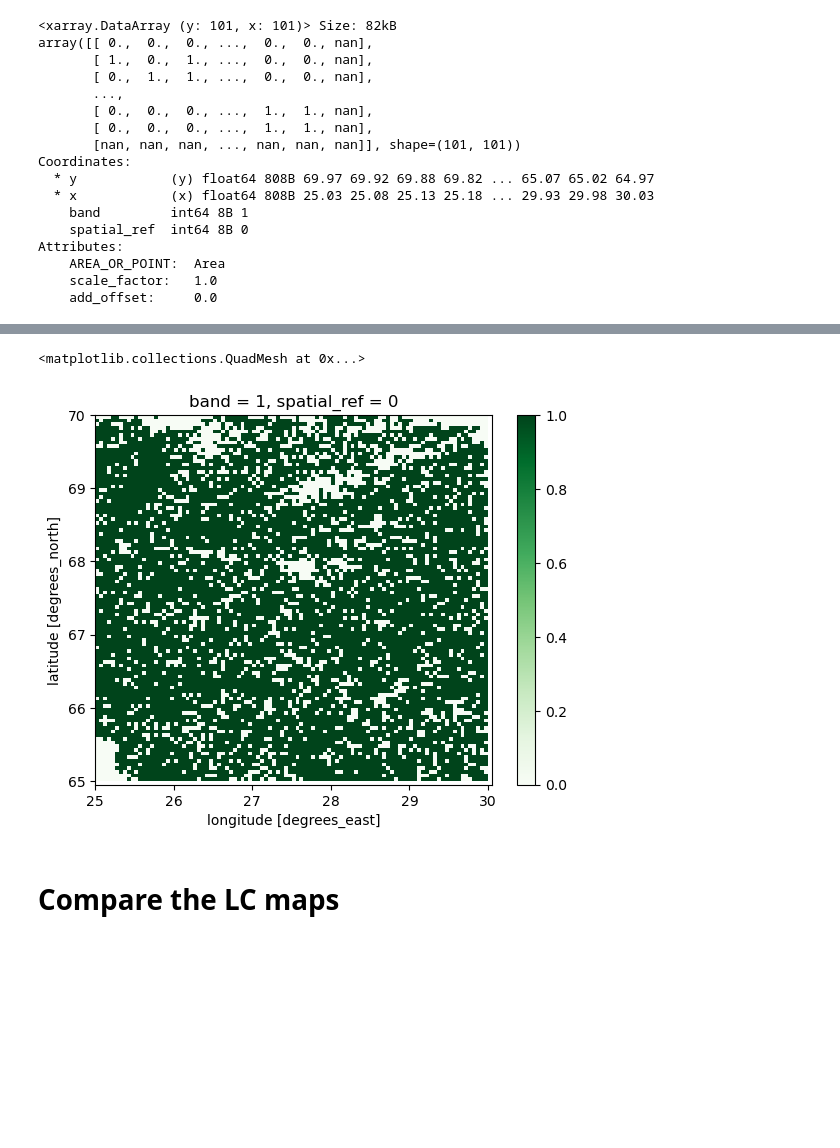
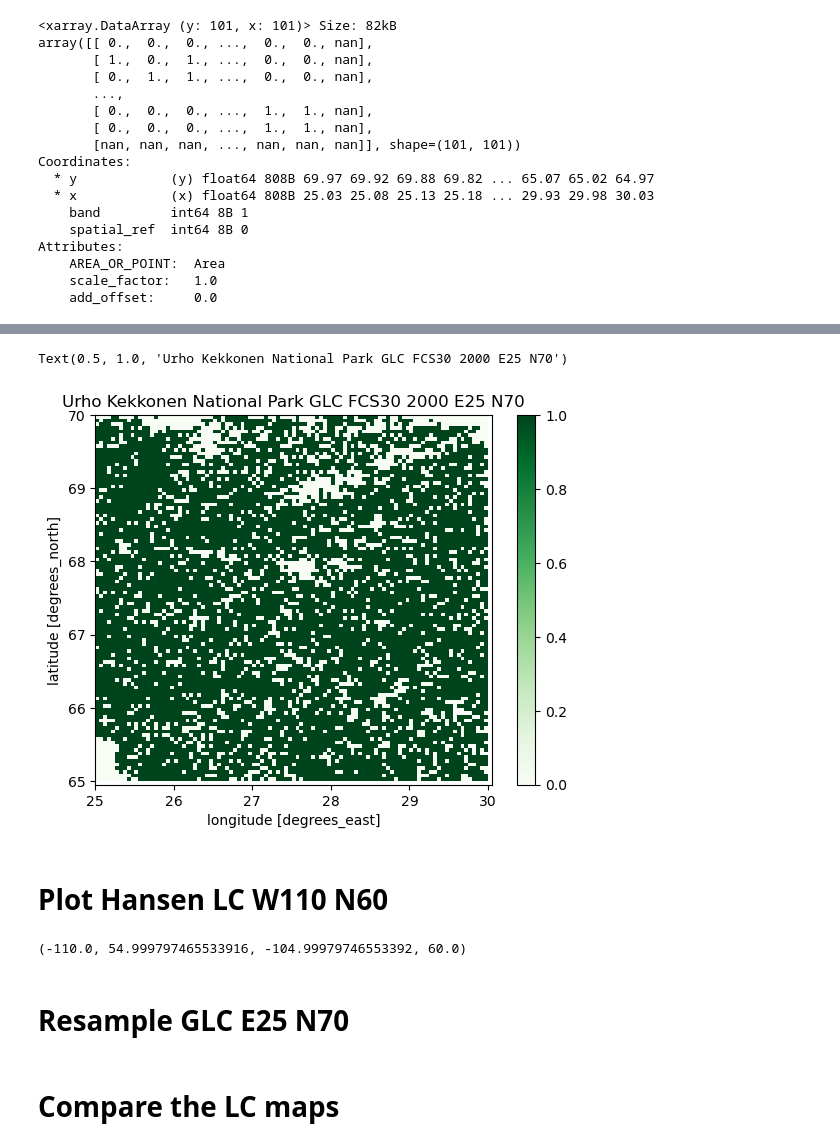
Before and after one commit to MinttuPekkala/Unibe_transmissivity_maps, a Jupyter notebook: Land_cover_differences.ipynb, the cells around one changed output, grey strips where cells are left out. Saved outputs shown, nothing was run; the diff lists cells and outputs as text; code cells hidden in the pictures; blank space fills up the shorter version.

```diff
--- a/Land_cover_differences.ipynb
+++ b/Land_cover_differences.ipynb
@@ -427,5 +342,13 @@ pyplot.colorbar()
-# %%
-maskGLC_FCS302000E25N70band1int_interp.plot(cmap="Greens")
-# %% [output]
-<matplotlib.collections.QuadMesh at 0x...>
-[figure, removed]
+# %%
+maskGLC_FCS302000E25N70band1int_interp.plot(cmap="Greens")
+pyplot.title("Urho Kekkonen National Park GLC FCS30 2000 E25 N70")
+# %% [output]
+Text(0.5, 1.0, 'Urho Kekkonen National Park GLC FCS30 2000 E25 N70')
+[figure, added]
+# %% [markdown]
+# Plot Hansen LC W110 N60
+# %%
+bounds = GLC_FCS302000W110N60band1.rio.bounds()
+print(bounds)
+# %% [output]
+(-110.0, 54.999797465533916, -104.99979746553392, 60.0)
@@ -431,0 +357,2 @@ maskGLC_FCS302000E25N70band1int_interp.plot(cmap="Greens")
+# %% [markdown]
+# Resample GLC E25 N70
```
Also changed, not shown: parts of 65 cells of this notebook.
